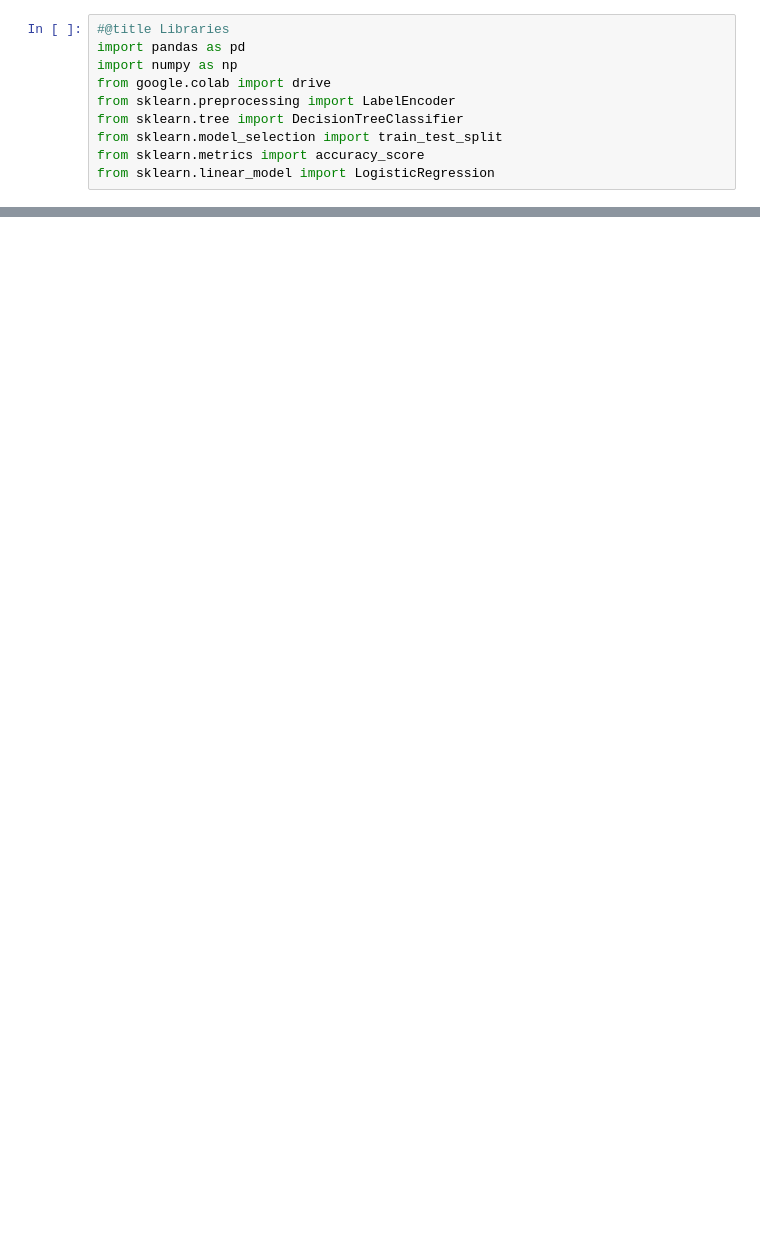
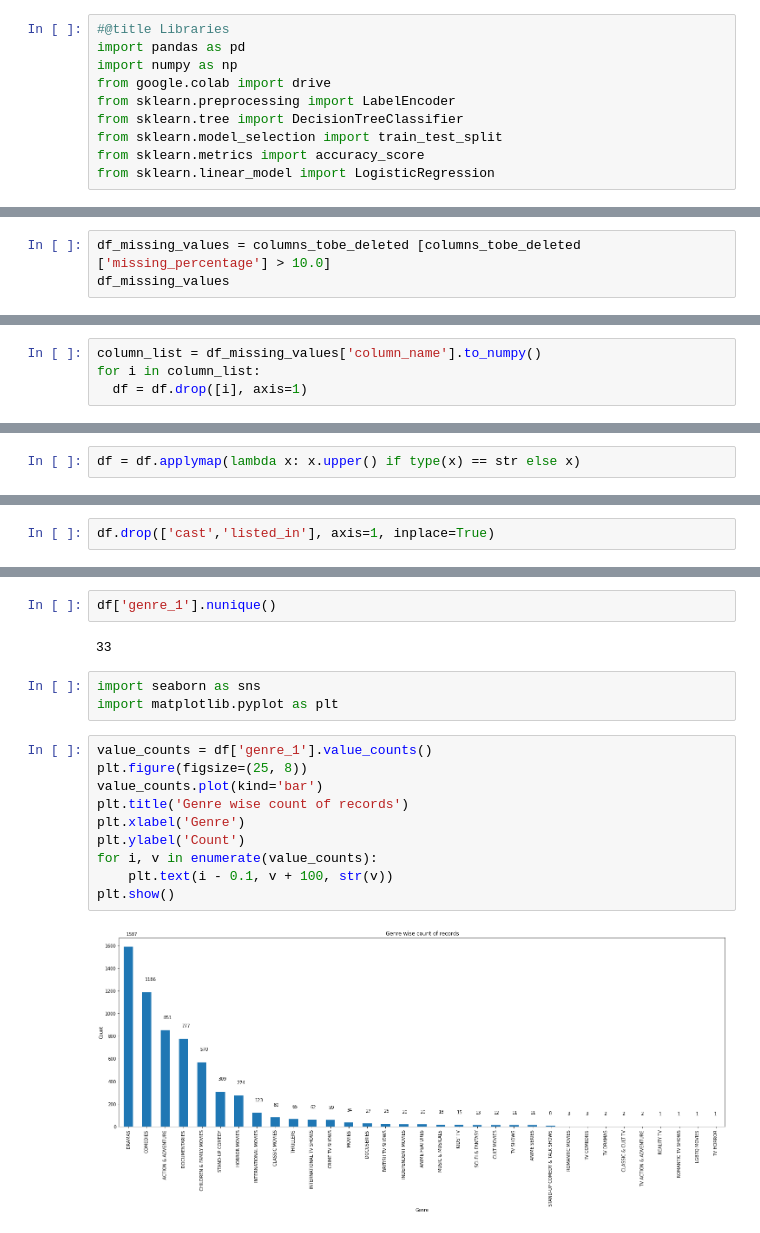
Before and after one commit to akashganesan1/Netflix-Shows-Movies-Genre-Prediction, a Jupyter notebook: Netflix Genre Prediction.ipynb, the cells around one changed output, grey strips where cells are left out. Saved outputs shown, nothing was run; the diff lists cells and outputs as text; blank space fills up the shorter version.

```diff
--- a/Netflix Genre Prediction.ipynb
+++ b/Netflix Genre Prediction.ipynb
@@ -23,0 +96,3 @@ df = pd.read_csv(url1)
+# %%
+df_missing_values = columns_tobe_deleted [columns_tobe_deleted ['missing_percentage'] > 10.0]
+df_missing_values
@@ -23,0 +117,4 @@ df = pd.read_csv(url1)
+# %%
+column_list = df_missing_values['column_name'].to_numpy()
+for i in column_list:
+  df = df.drop([i], axis=1)
@@ -24,3 +139,5 @@ df = pd.read_csv(url1)
+# %%
+df = df.applymap(lambda x: x.upper() if type(x) == str else x)
 # %%
 df
 # %% [output]
@@ -39,0 +157,2 @@ df
+# %%
+df.drop(['cast','listed_in'], axis=1, inplace=True)
@@ -39,0 +175,19 @@ df
+# %%
+df['genre_1'].nunique()
+# %% [output]
+33
+# %%
+import seaborn as sns
+import matplotlib.pyplot as plt
+# %%
+value_counts = df['genre_1'].value_counts()
+plt.figure(figsize=(25, 8))
+value_counts.plot(kind='bar')
+plt.title('Genre wise count of records')
+plt.xlabel('Genre')
+plt.ylabel('Count')
+for i, v in enumerate(value_counts):
+    plt.text(i - 0.1, v + 100, str(v))
+plt.show()
+# %% [output]
+[figure, added]
```
Also changed, not shown: parts of 30 cells of this notebook.
